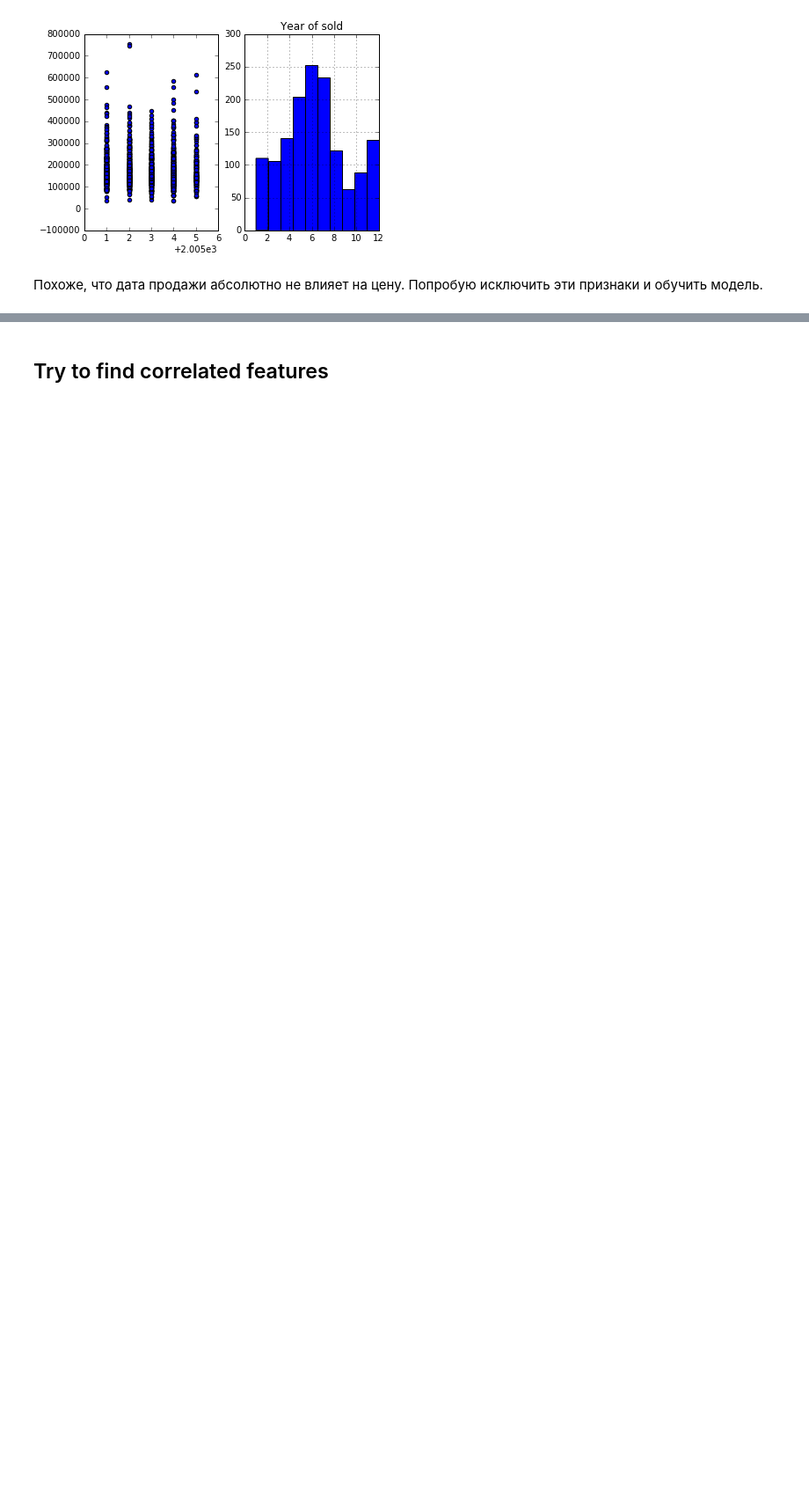
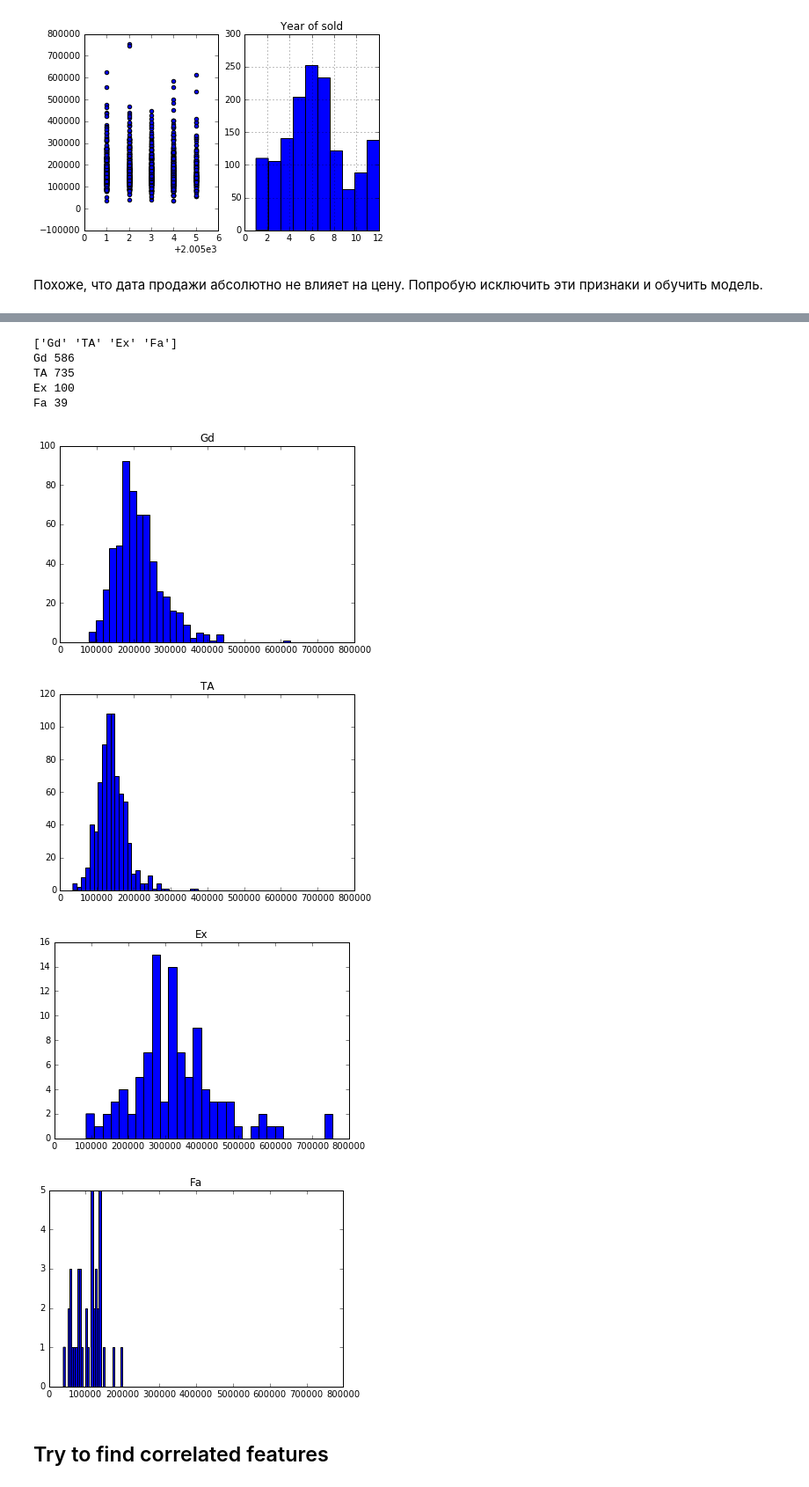
Before and after one commit to PhySci/ML_house_selling, a Jupyter notebook: Regression.ipynb, the cells around one changed output, grey strips where cells are left out. Shown at 88% size. Drawn from its saved outputs; the diff is of its cells as text; code cells hidden in the pictures; blank space fills up the shorter version.

```diff
--- a/Regression.ipynb
+++ b/Regression.ipynb
@@ -238,3 +381,24 @@ plt.title('Year of sold');
+# %%
+print features['KitchenQual'].unique()
+
+KitchenQS = features['KitchenQual'].unique();
+for KitchenQ in KitchenQS:
+    plt.figure()
+    slHT = price[features['KitchenQual'].isin([KitchenQ])];
+    plt.hist(slHT,bins = 30)
+    plt.title(KitchenQ)
+    plt.xlim([0, 800000])
+    print KitchenQ, slHT.count()
+# %% [output]
+['Gd' 'TA' 'Ex' 'Fa']
+Gd 586
+TA 735
+Ex 100
+Fa 39
+[figure, added]
+[figure, added]
+[figure, added]
+[figure, added]
 # %% [markdown]
 ## Try to find correlated features
 # %%
```
Also changed, not shown: parts of 21 cells of this notebook, 1 other file.
